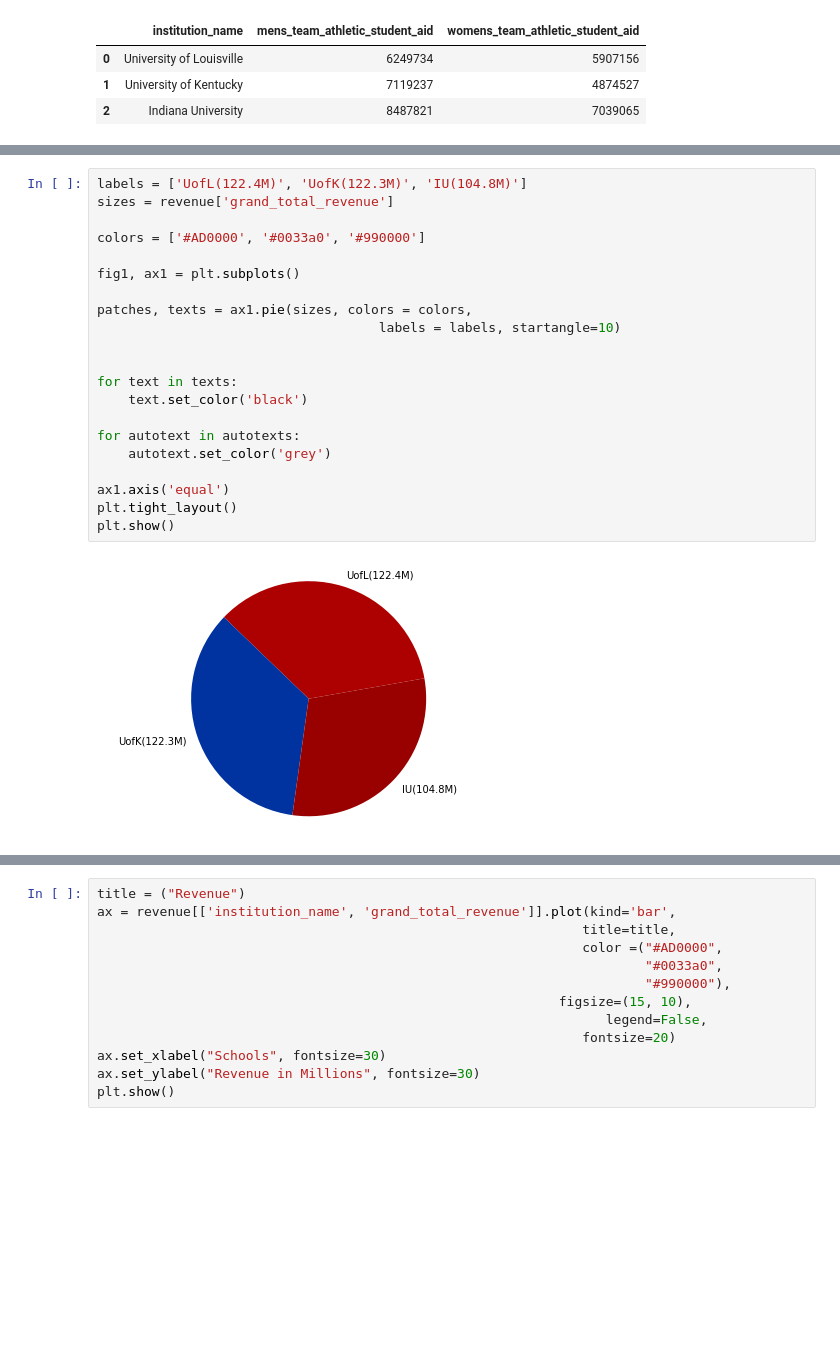
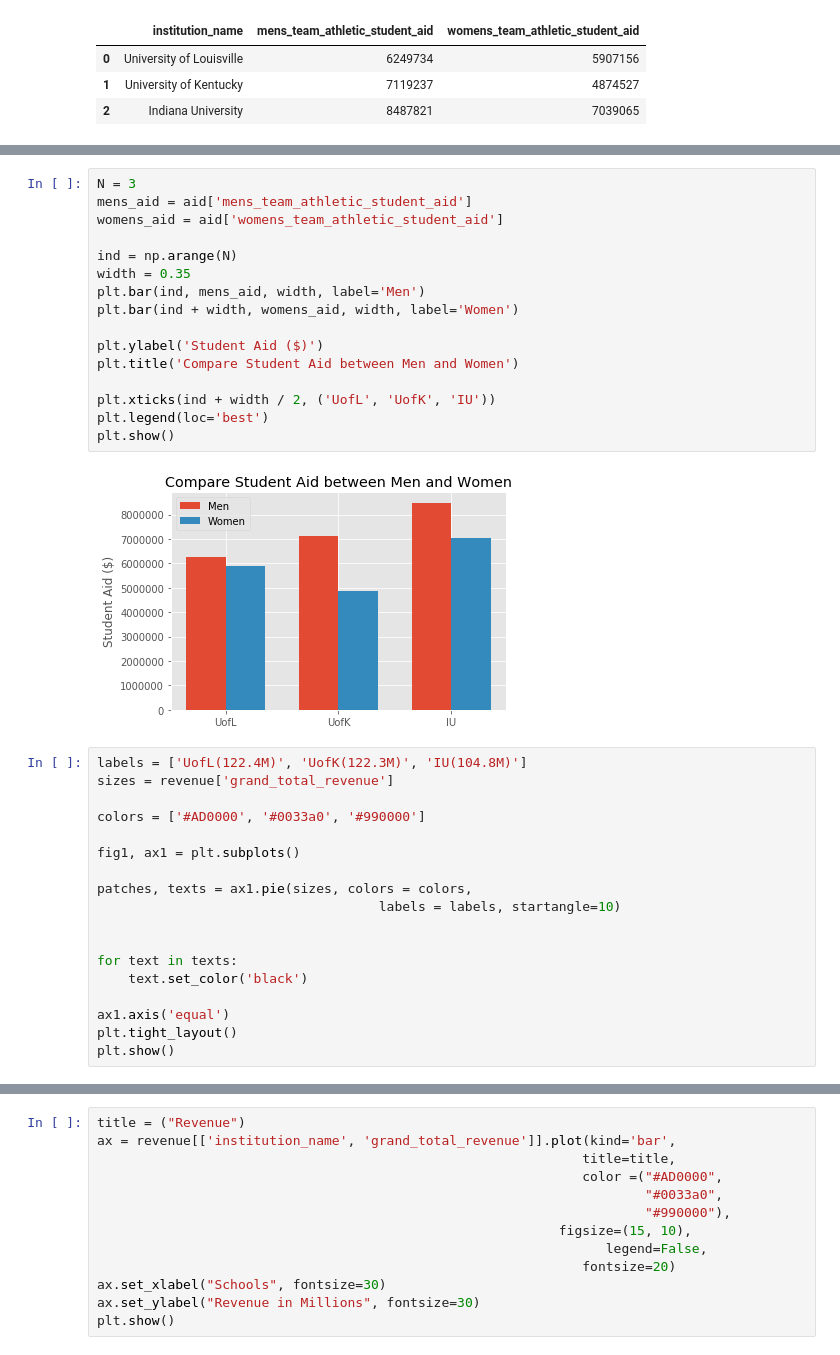
Before and after one commit to tedjacobs/code_lou_python_project, a Jupyter notebook: python_project.ipynb, the cells around one changed output, grey strips where cells are left out. Cells and saved outputs as stored; diff of their text form; blank space fills up the shorter version.

```diff
--- a/python_project.ipynb
+++ b/python_project.ipynb
@@ -57,3 +75,21 @@ aid
+# %%
+N = 3
+mens_aid = aid['mens_team_athletic_student_aid']
+womens_aid = aid['womens_team_athletic_student_aid']
+
+ind = np.arange(N)
+width = 0.35
+plt.bar(ind, mens_aid, width, label='Men')
+plt.bar(ind + width, womens_aid, width, label='Women')
+
+plt.ylabel('Student Aid ($)')
+plt.title('Compare Student Aid between Men and Women')
+
+plt.xticks(ind + width / 2, ('UofL', 'UofK', 'IU'))
+plt.legend(loc='best')
+plt.show()
+# %% [output]
+[figure, added]
 # %%
 labels = ['UofL(122.4M)', 'UofK(122.3M)', 'IU(104.8M)']
 sizes = revenue['grand_total_revenue']
@@ -69,11 +105,6 @@ patches, texts = ax1.pie(sizes, colors = colors,
 for text in texts:
     text.set_color('black')
 
-for autotext in autotexts:
-    autotext.set_color('grey')
-
 ax1.axis('equal')
 plt.tight_layout()
 plt.show()
-# %% [output]
-[figure, removed]
```
Also changed, not shown: parts of 5 cells of this notebook, 1 other file.
